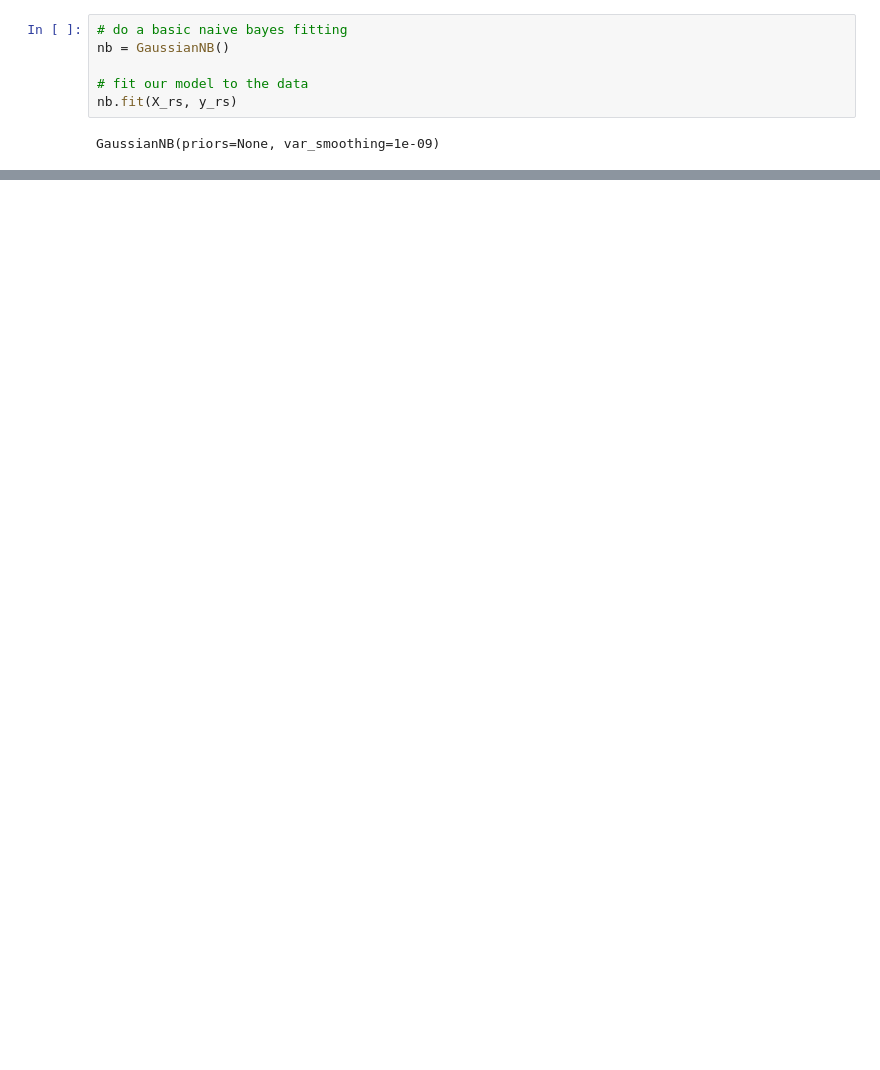
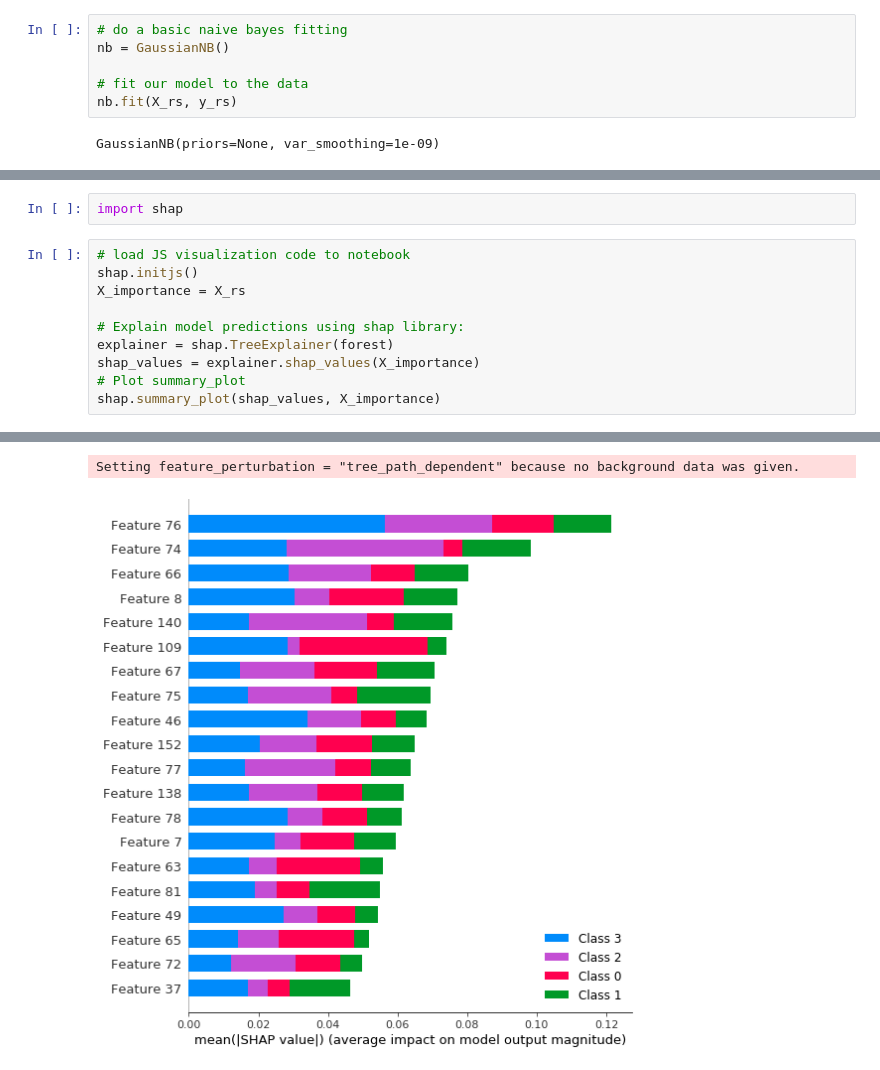
Before and after one commit to shibha20/Intrusion-Detection-in-Wireless-Network, a Jupyter notebook: src/umap.ipynb, the cells around one changed output, grey strips where cells are left out. Saved outputs shown, nothing was run; the diff lists cells and outputs as text; blank space fills up the shorter version.

```diff
--- a/src/umap.ipynb
+++ b/src/umap.ipynb
@@ -303,0 +297,13 @@ array([[     0,      0,      0,      0],
+# %%
+import shap
+# %%
+# load JS visualization code to notebook
+shap.initjs()
+X_importance = X_rs
+
+# Explain model predictions using shap library:
+explainer = shap.TreeExplainer(forest)
+shap_values = explainer.shap_values(X_importance)
+# Plot summary_plot
+shap.summary_plot(shap_values, X_importance)
+# %% [output]
@@ -303,0 +311,2 @@ array([[     0,      0,      0,      0],
+Setting feature_perturbation = "tree_path_dependent" because no background data was given.
+[figure, added]
```
Also changed, not shown: parts of 54 cells of this notebook, 4 other files.
